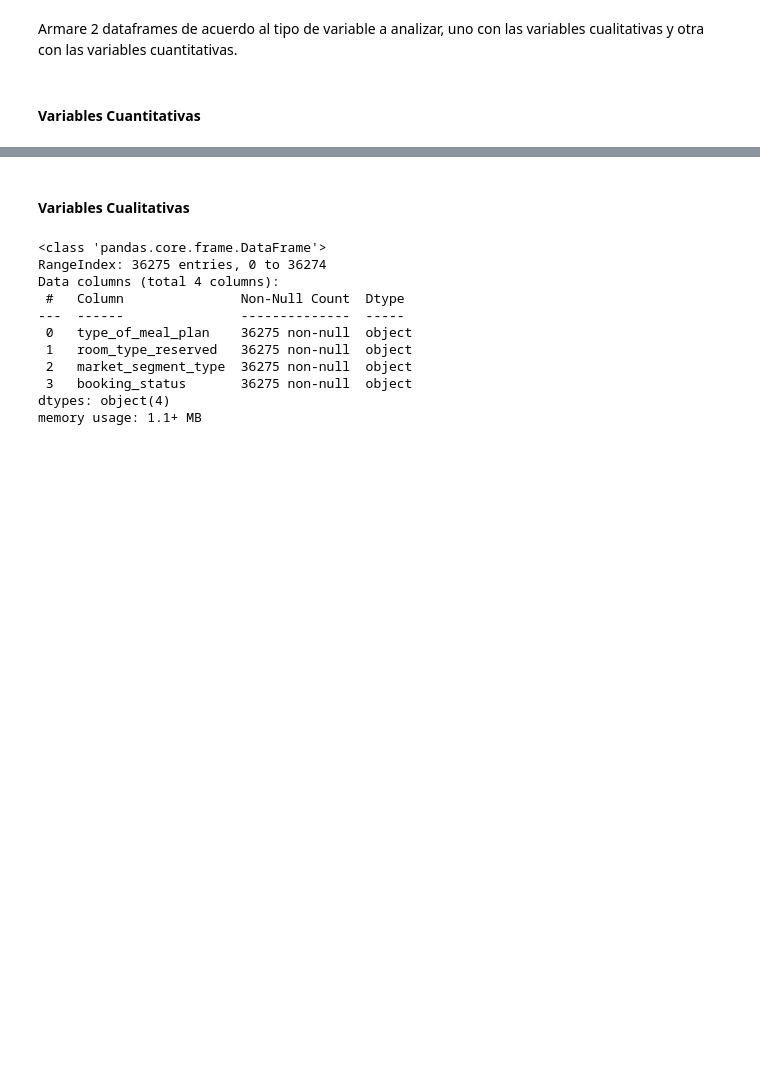
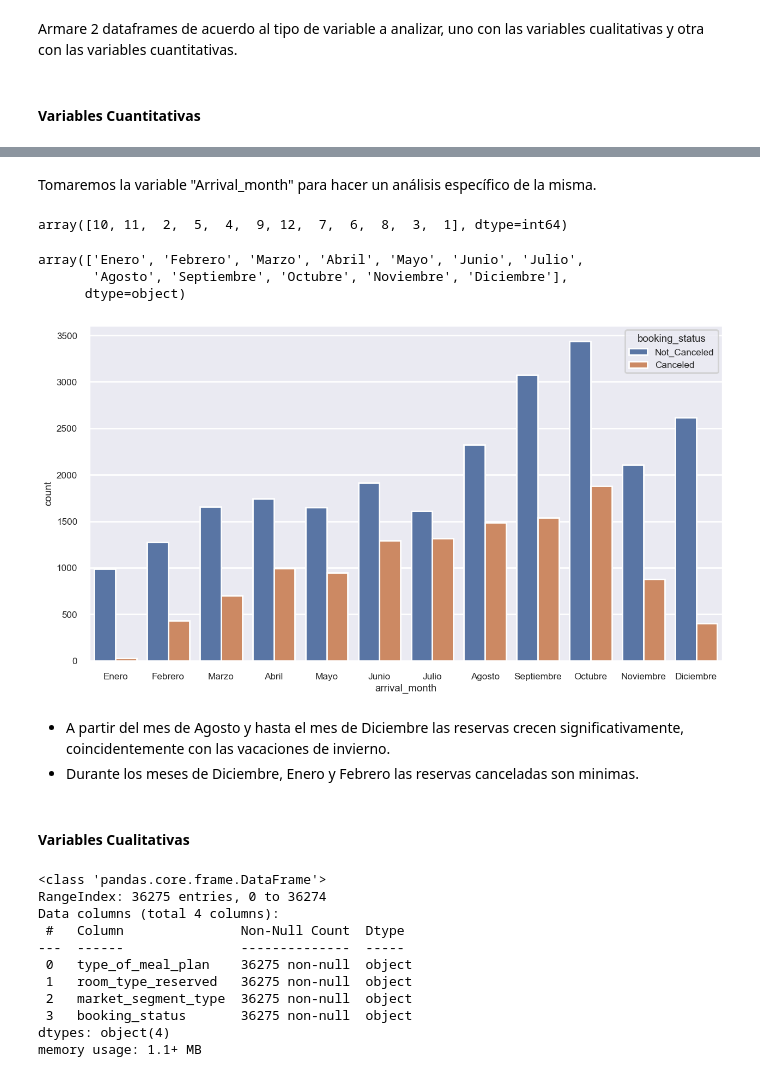
Before and after one commit to daniperez92/Data_Science, a Jupyter notebook: Quinto Desafío/ProyectoDS_ParteIII_Perez.ipynb, the cells around one changed output, grey strips where cells are left out. Drawn from its saved outputs; the diff is of its cells as text; code cells hidden in the pictures; blank space fills up the shorter version.

Commit message:
Análisis Mensual

```diff
--- a/Quinto Desafío/ProyectoDS_ParteIII_Perez.ipynb
+++ b/Quinto Desafío/ProyectoDS_ParteIII_Perez.ipynb
@@ -281,3 +292,27 @@ for i in hotel_cuant:
+# %% [markdown]
+Tomaremos la variable "Arrival_month" para hacer un análisis específico de la misma.
+# %%
+hotel_cuant['arrival_month'].unique()
+# %% [output]
+array([10, 11,  2,  5,  4,  9, 12,  7,  6,  8,  3,  1], dtype=int64)
+# %%
+map_month = {10: "Octubre", 11: "Noviembre",  2: "Febrero",  5: "Mayo",  4: "Abril",  9: "Septiembre", 12: "Diciembre",  7: "Julio",  6: "Junio",  8: "Agosto",  3: "Marzo",  1: "Enero"}
+hotel["arrival_month"] = hotel["arrival_month"].replace(map_month)
+hotel["arrival_month"].unique()
+# %% [output]
+array(['Enero', 'Febrero', 'Marzo', 'Abril', 'Mayo', 'Junio', 'Julio',
+       'Agosto', 'Septiembre', 'Octubre', 'Noviembre', 'Diciembre'],
+      dtype=object)
+# %%
+plt.figure(figsize=(15,8))
+sns.set_context("poster",font_scale = .56)
+sns.countplot(x = hotel['arrival_month'],data = hotel , hue='booking_status')
+plt.show()
+# %% [output]
+[figure, added]
+# %% [markdown]
+* A partir del mes de Agosto y hasta el mes de Diciembre las reservas crecen significativamente, coincidentemente con las vacaciones de invierno.
+* Durante los meses de Diciembre, Enero y Febrero las reservas canceladas son minimas.
 # %% [markdown]
 #### Variables Cualitativas
 # %%
```
Also changed, not shown: parts of 9 cells of this notebook.
